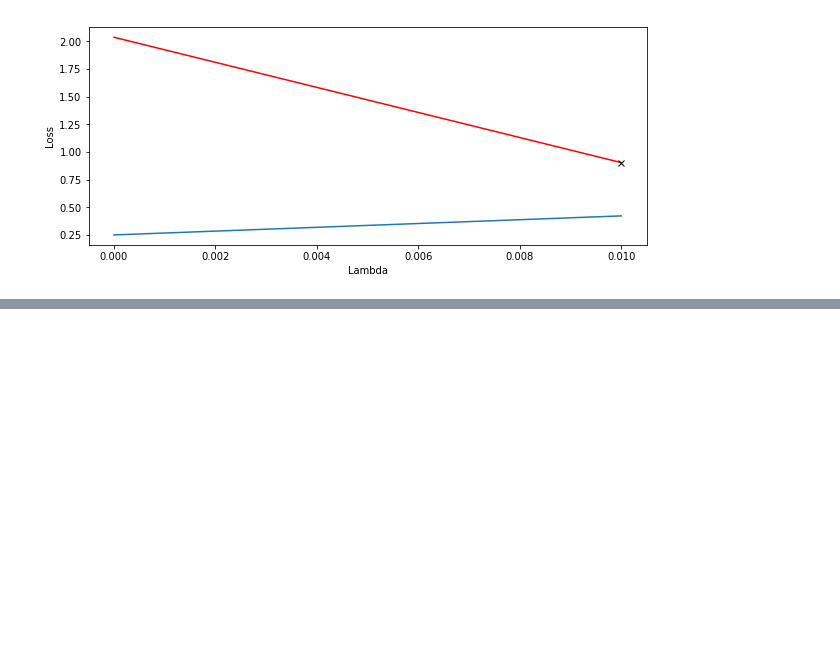
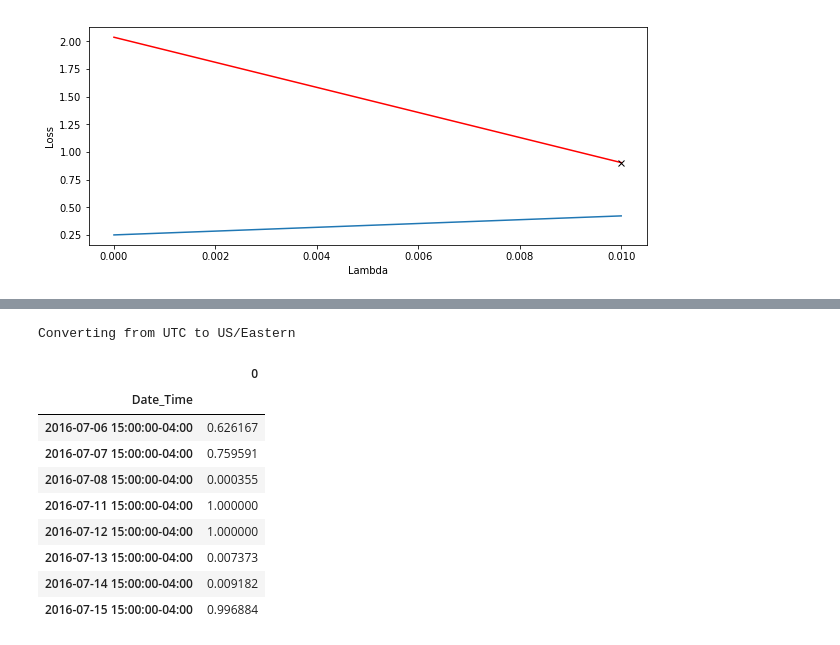
Before and after one commit to cwilko/marketinsights-ml, a Jupyter notebook: models/local/Experiment-1.ipynb, the cells around one changed output, grey strips where cells are left out. Drawn from its saved outputs; the diff is of its cells as text; code cells hidden in the pictures; blank space fills up the shorter version.

```diff
--- a/models/local/Experiment-1.ipynb
+++ b/models/local/Experiment-1.ipynb
@@ -262,14 +240,0 @@ def get_predictions_with_dataset_id(dataset_id, training_run_id, start=None, end
-# %%
-def get_predictions_with_raw_data(data, training_id, debug=False):
-
-    training_run = mi.get_training_run(training_id)
-    pipeline = training_run["datasets"][0]["pipeline"]
-
-    # Generate a dataset from the raw data through the given pipeline
-    inputData = {
-        "data":json.loads(data.to_json(orient='split', date_format="iso")),
-        "dataset":pipeline["pipeline_desc"]
-    }
-    dataset = fun.call_function(pipeline["id"], inputData)
-
-    return get_predictions_from_dataset(dataset, training_id, debug)
@@ -296,0 +281,7 @@ cos.generateKey([MODEL_ID, PIPELINE_ID, MARKET1, MARKET2])
+# %%
+import ast
+import json
+import pytz
+data = ast.literal_eval(csvData)
+data = Dataset.jsontocsv(data)
+data.columns = ["Open","High","Low","Close"]
@@ -296,0 +292,14 @@ cos.generateKey([MODEL_ID, PIPELINE_ID, MARKET1, MARKET2])
+# %%
+get_predictions_with_raw_data(data, TRAINING_RUN_ID)
+# %% [output]
+Converting from UTC to US/Eastern
+|  | 0 |
+| Date_Time |  |
+| 2016-07-06 15:00:00-04:00 | 0.626167 |
+| 2016-07-07 15:00:00-04:00 | 0.759591 |
+| 2016-07-08 15:00:00-04:00 | 0.000355 |
+| 2016-07-11 15:00:00-04:00 | 1.000000 |
+| 2016-07-12 15:00:00-04:00 | 1.000000 |
+| 2016-07-13 15:00:00-04:00 | 0.007373 |
+| 2016-07-14 15:00:00-04:00 | 0.009182 |
+| 2016-07-15 15:00:00-04:00 | 0.996884 |
```
Also changed, not shown: parts of 13 cells of this notebook, 6 other files.
